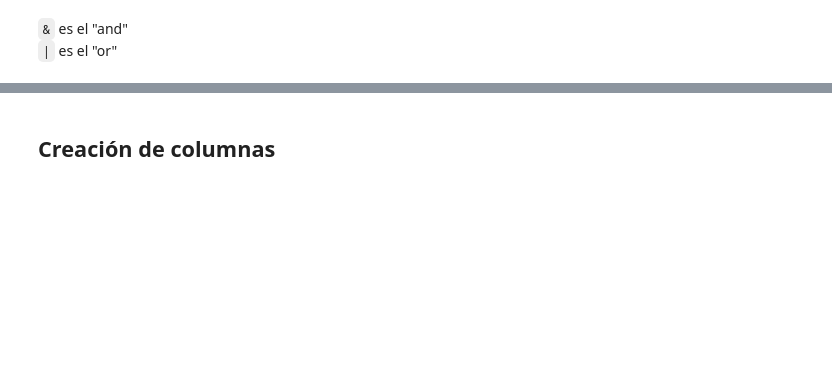
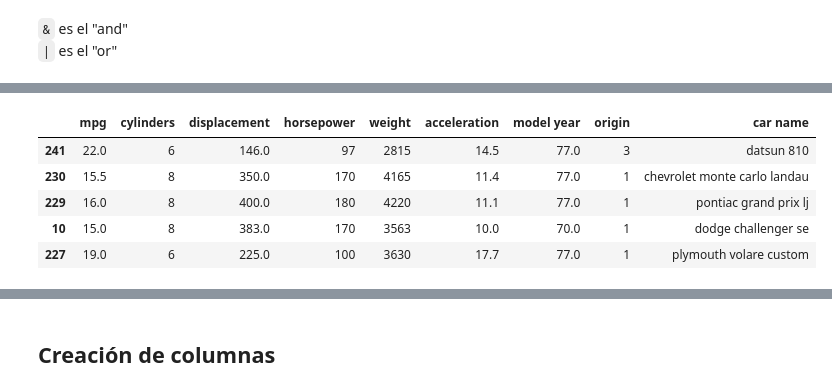
Before and after one commit to sheriffff/teaching_ibm_skillup_data_analytics2022, a Jupyter notebook: esp/05.python_pandas.ipynb, the cells around one changed output, grey strips where cells are left out. Saved outputs shown, nothing was run; the diff lists cells and outputs as text; code cells hidden in the pictures; blank space fills up the shorter version.

```diff
--- a/esp/05.python_pandas.ipynb
+++ b/esp/05.python_pandas.ipynb
@@ -587,4 +700,11 @@ cars[(cars.mpg > 15) & (cars.weight > 3500)].head()
 # %%
-cars[(cars.mpg > 18) | (cars.weight > 3500)].head()
+cars[(cars.mpg > 18) | (cars.weight > 3500)].sample(5)
+# %% [output]
+|  | mpg | cylinders | displacement | horsepower | weight | acceleration | model year | origin | car name |
+| 241 | 22.0 | 6 | 146.0 | 97 | 2815 | 14.5 | 77.0 | 3 | datsun 810 |
+| 230 | 15.5 | 8 | 350.0 | 170 | 4165 | 11.4 | 77.0 | 1 | chevrolet monte carlo landau |
+| 229 | 16.0 | 8 | 400.0 | 180 | 4220 | 11.1 | 77.0 | 1 | pontiac grand prix lj |
+| 10 | 15.0 | 8 | 383.0 | 170 | 3563 | 10.0 | 70.0 | 1 | dodge challenger se |
+| 227 | 19.0 | 6 | 225.0 | 100 | 3630 | 17.7 | 77.0 | 1 | plymouth volare custom |
 # %%
 cars[cars.cylinders.isin([3, 5])]
```
Also changed, not shown: parts of 54 cells of this notebook.
